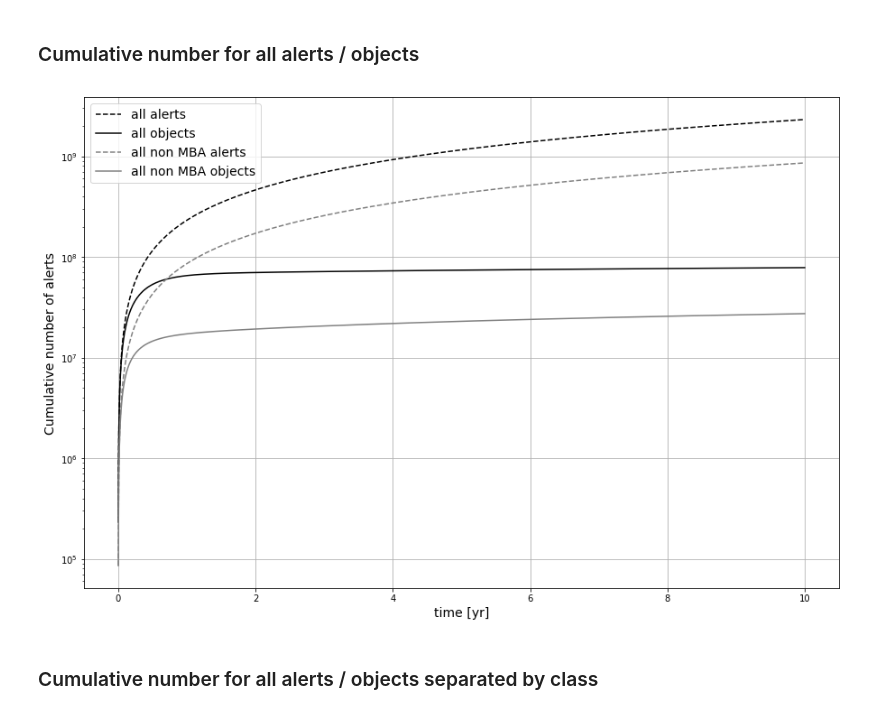
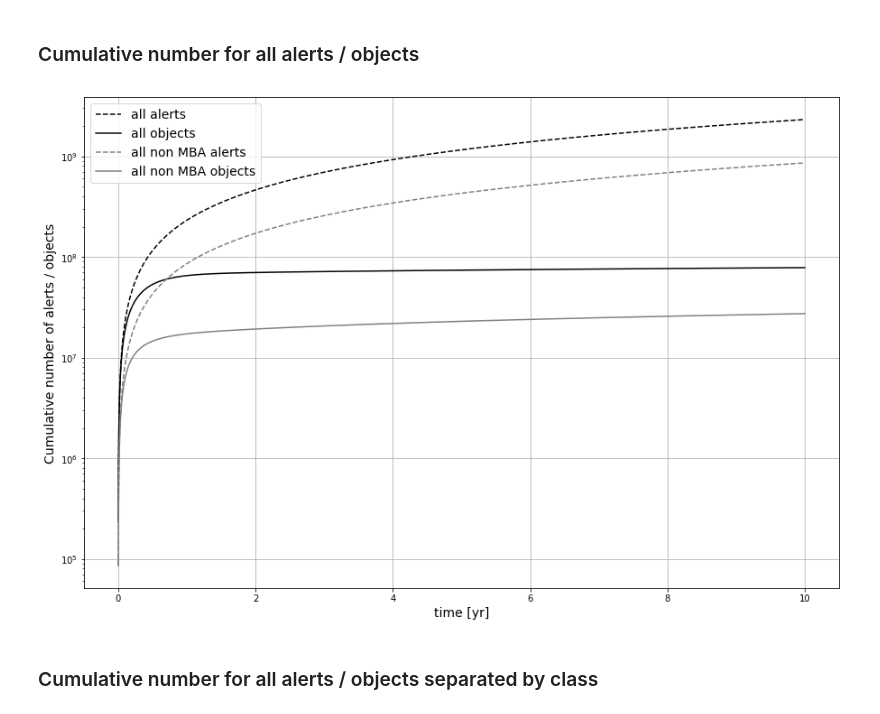
Before and after one commit to fforster/alertsimulation, a Jupyter notebook: alertsimulation.ipynb, the cells around one changed output. Saved outputs shown, nothing was run; the diff lists cells and outputs as text; code cells hidden in the pictures.

```diff
--- a/alertsimulation.ipynb
+++ b/alertsimulation.ipynb
@@ -58,17 +58,17 @@ plt.savefig('plots/ratesnew.png')
 # %%
 fig, ax = plt.subplots(figsize = (15, 10))
 for var in [allalerts, allnonMBA]:
     ax.plot(times, var.documulativeall(times), label = "%s alerts" % var.label, c = var.color, ls = '--')
     ax.plot(times, var.documulativenew(times), label = "%s objects" % var.label, c = var.color)
 ax.set_xlabel("time [yr]", fontsize = 14)
-ax.set_ylabel("Cumulative number of alerts", fontsize = 14)
+ax.set_ylabel("Cumulative number of alerts / objects", fontsize = 14)
 ax.set_yscale("log")
 #ax.set_ylim(1e1, 1e6)
 ax.grid()
 ax.legend(fontsize = 14)
 plt.savefig('plots/cumulativeall.png')
 # %% [output]
-[figure, old version]
+[figure, new version]
 # %% [markdown]
 ### Cumulative number for all alerts / objects separated by class
 # %%
```
Also changed, not shown: parts of 1 cell of this notebook.
